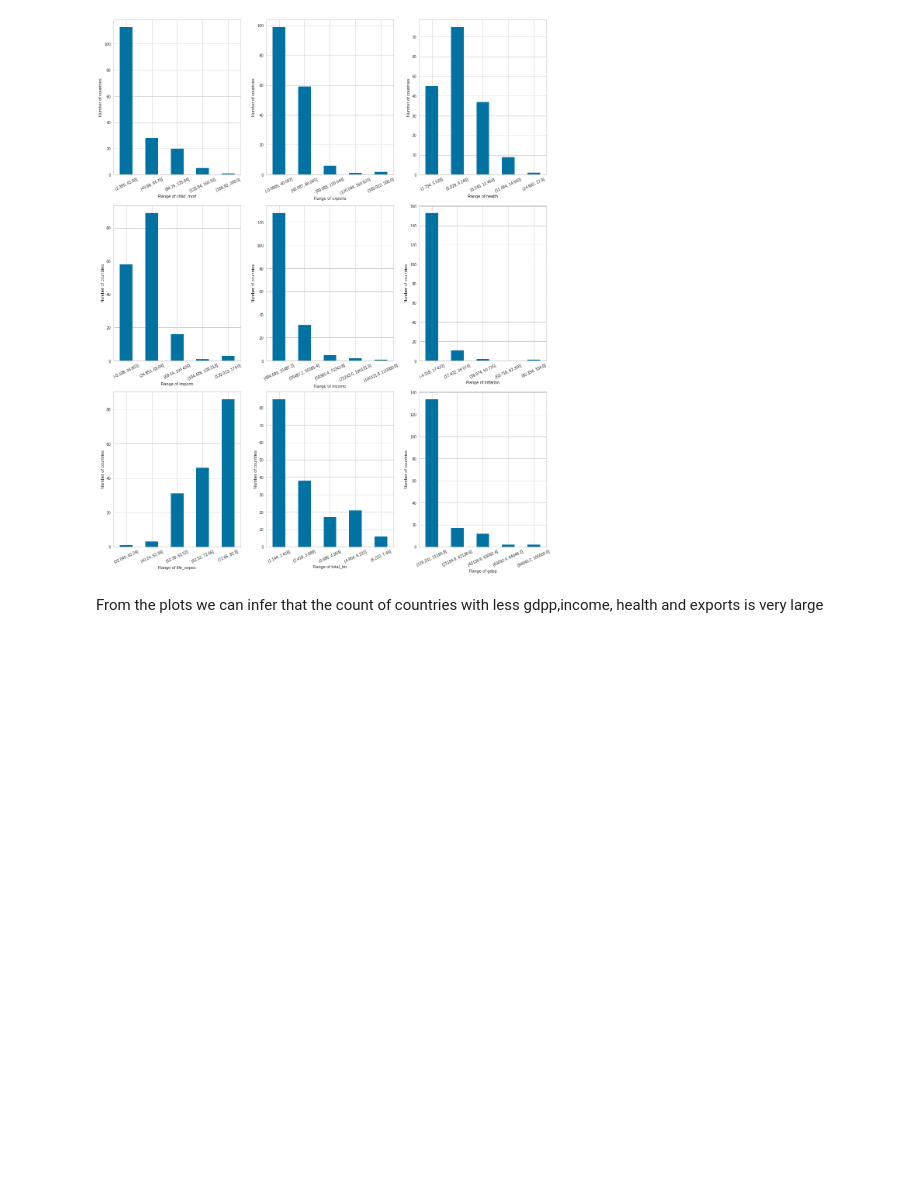
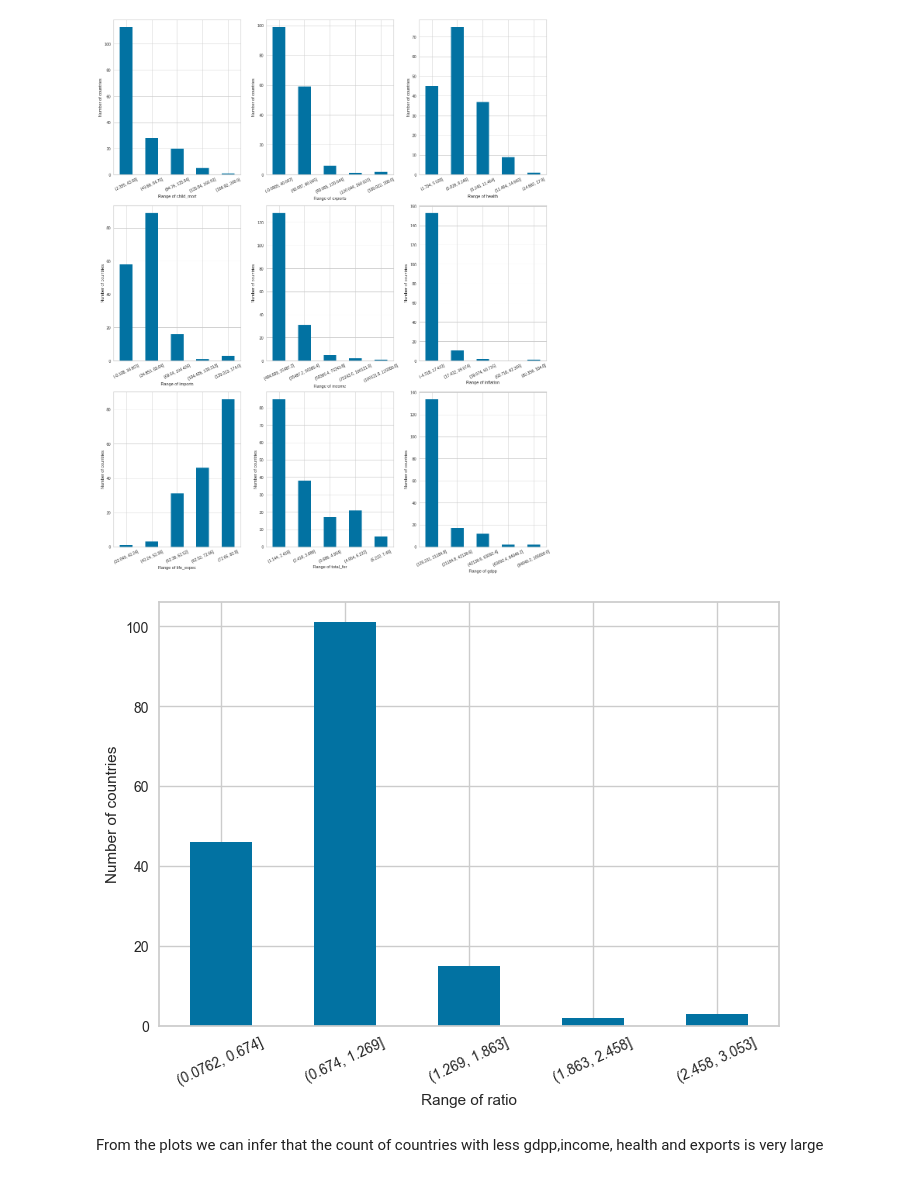
Before and after one commit to SameerSharma-57/Country_data_project, a Jupyter notebook: project.ipynb, the cells around one changed output. Drawn from its saved outputs; the diff is of its cells as text; code cells hidden in the pictures; blank space fills up the shorter version.

Commit message:
Update project.ipynb
Export import ratio added

```diff
--- a/project.ipynb
+++ b/project.ipynb
@@ -165,6 +165,17 @@ for i in X.columns:
 plt.show()
 # %% [output]
 [figure]
+# %%
+new_Da = country_df.copy()
+new_Da["ratio"] = country_df["exports"]/country_df["imports"]
+temp = pd.cut(x = new_Da["ratio"],bins = 5)
+bin_counts = temp.value_counts().sort_index()
+plt.xlabel("Range of ratio")
+plt.ylabel("Number of countries")
+bin_counts.plot(kind = 'bar',rot = 25)
+plt.show()
+# %% [output]
+[figure, added]
 # %% [markdown]
 From the plots we can infer that the count of countries with less gdpp,income, health and exports is very large
 # %% [markdown]
```
